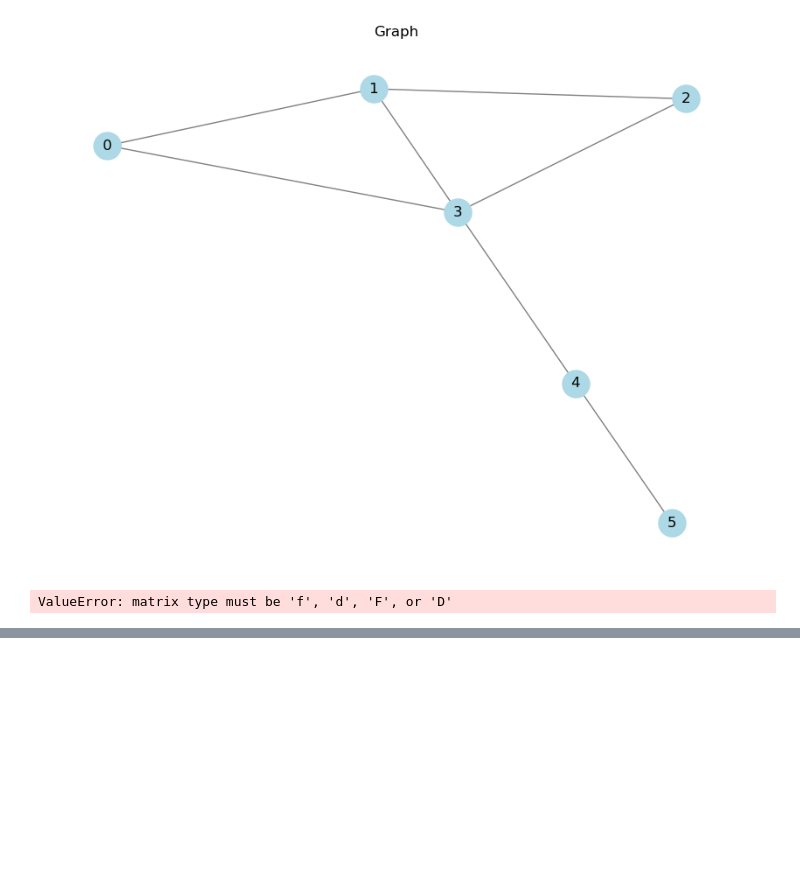
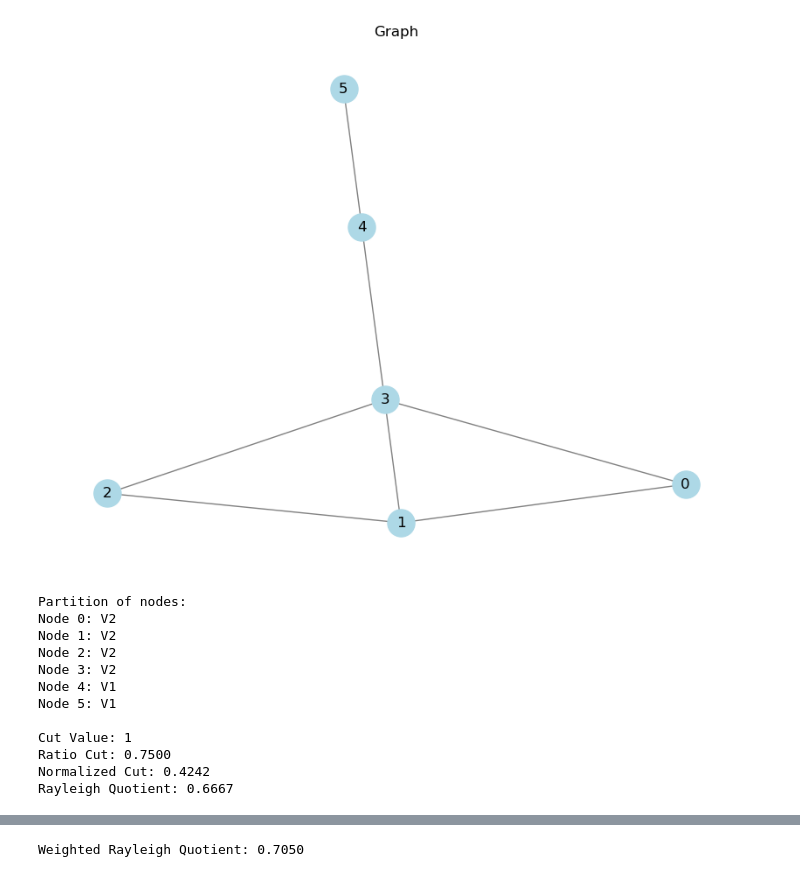
Before and after one commit to KostaKat/MAT442, a Jupyter notebook: hw4_1_4_2.ipynb, the cells around one changed output, grey strips where cells are left out. Drawn from its saved outputs; the diff is of its cells as text; code cells hidden in the pictures; blank space fills up the shorter version.

```diff
--- a/hw4_1_4_2.ipynb
+++ b/hw4_1_4_2.ipynb
@@ -374,7 +372,7 @@ edges = [(0, 1), (1, 2), (2, 3), (3, 0), (1, 3), (3, 4), (4, 5)]
 G = nx.Graph()
 G.add_edges_from(edges)
 
-# Visualize the graph
+
 plt.figure(figsize=(8, 6))
 pos = nx.spring_layout(G)
 nx.draw(G, pos, with_labels=True, node_color='lightblue', edge_color='gray', node_size=500)
@@ -388,17 +386,16 @@ A = nx.adjacency_matrix(G).toarray()
 D = np.diag([val for (_, val) in G.degree()])
 
 # Laplacian matrix
-L = D - A
-L = (D - A).astype(float)  # Ensure the matrix is float
+L = (D - A).astype(float)
 
 # Compute the eigenvalues and eigenvectors of the Laplacian matrix
 eigenvalues, eigenvectors = eigsh(L, k=2, which='SM')  # Smallest eigenvalues
-fiedler_vector = eigenvectors[:, 1]  # Second smallest eigenvector (Fiedler vector)
+fiedler_vector = eigenvectors[:, 1]  # Fiedler vector
 
 # Partition the graph based on the sign of the Fiedler vector
 partition = {node: "V1" if fiedler_vector[i] > 0 else "V2" for i, node in enumerate(G.nodes)}
 
-# Display partition results
+
 print("Partition of nodes:")
 for node, group in partition.items():
     print(f"Node {node}: {group}")
@@ -414,34 +411,45 @@ def calculate_cuts(G, partition):
 
     ratio_cut = cut_value / len(V1) + cut_value / len(V2)
     normalized_cut = cut_value / vol_V1 + cut_value / vol_V2
 
     return cut_value, ratio_cut, normalized_cut, V1, V2
 
 cut_value, ratio_cut, normalized_cut, V1, V2 = calculate_cuts(G, partition)
 
 # Display results
 print(f"\nCut Value: {cut_value}")
 print(f"Ratio Cut: {ratio_cut:.4f}")
 print(f"Normalized Cut: {normalized_cut:.4f}")
 
 # Verify Rayleigh Quotient
 partition_vector = np.array([1 if partition[node] == "V1" else -1 for node in G.nodes])
 rayleigh_quotient = (partition_vector.T @ L @ partition_vector) / (partition_vector.T @ partition_vector)
-print(f"Rayleigh Quotient: {rayleigh_quotient:.4f} (Should match 4 * cut/n)")
+print(f"Rayleigh Quotient: {rayleigh_quotient:.4f}")
 
 # Visualize the partition
 colors = ["lightblue" if partition[node] == "V1" else "lightgreen" for node in G.nodes]
 plt.figure(figsize=(8, 6))
 nx.draw(G, pos, with_labels=True, node_color=colors, edge_color='gray', node_size=500)
 plt.title("Graph Partition")
 plt.show()
 
-# Partition Vector Calculation (Generalized Eigenvalue Problem)
+# Generalized Eigenvalue Problem
 v1 = sum(G.degree(node) for node in V1)
 v2 = sum(G.degree(node) for node in V2)
 q = np.array([np.sqrt(v2 / v1) if partition[node] == "V1" else -np.sqrt(v1 / v2) for node in G.nodes])
 weighted_rayleigh_quotient = (q.T @ L @ q) / (q.T @ q)
 print(f"Weighted Rayleigh Quotient: {weighted_rayleigh_quotient:.4f}")
 # %% [output]
-[figure, old version]
+[figure, new version]
-ValueError: matrix type must be 'f', 'd', 'F', or 'D'
+Partition of nodes:
+Node 0: V2
+Node 1: V2
+Node 2: V2
+Node 3: V2
+Node 4: V1
+Node 5: V1
+
+Cut Value: 1
+Ratio Cut: 0.7500
+Normalized Cut: 0.4242
+Rayleigh Quotient: 0.6667
@@ -447,0 +457 @@ ValueError: matrix type must be 'f', 'd', 'F', or 'D'
+Weighted Rayleigh Quotient: 0.7050
```
Also changed, not shown: parts of 6 cells of this notebook.
